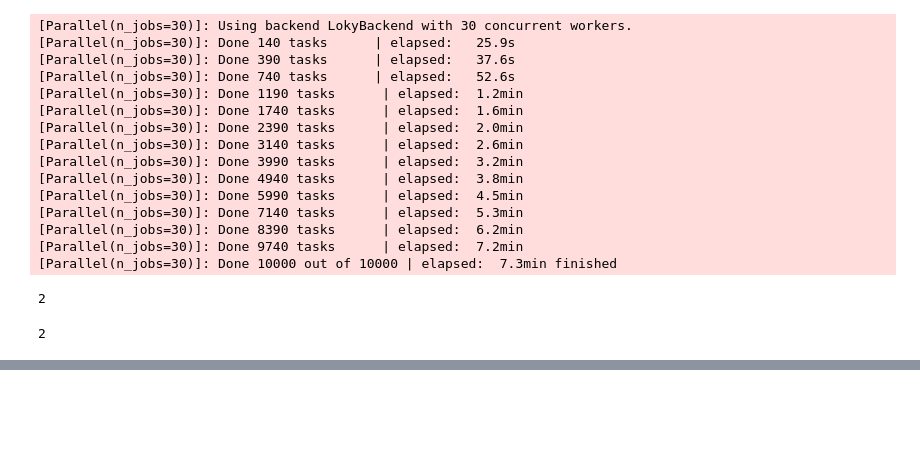
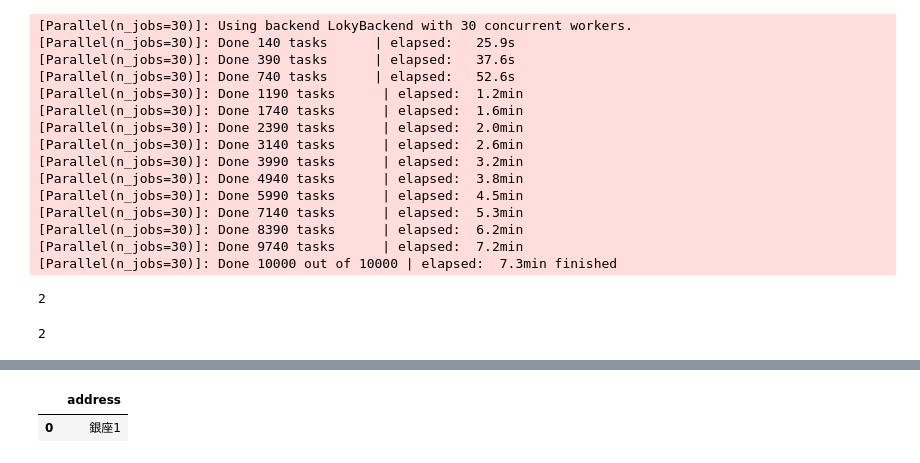
Before and after one commit to boco129/hoge, a Jupyter notebook: Untitled8.ipynb, the cells around one changed output, grey strips where cells are left out. Saved outputs shown, nothing was run; the diff lists cells and outputs as text; code cells hidden in the pictures; blank space fills up the shorter version.

```diff
--- a/Untitled8.ipynb
+++ b/Untitled8.ipynb
@@ -277,0 +385,20 @@ num_cores
+# %%
+def convert_english_numbers_to_digits(s: str) -> str:
+    # 英語の数詞からアラビア数字へのマッピング
+    number_mapping = {
+        "ONE": 1, "TWO": 2, "THREE": 3, "FOUR": 4, "FIVE": 5,
+        "SIX": 6, "SEVEN": 7, "EIGHT": 8, "NINE": 9, "TEN": 10
+    }
+
+    # マッピングを適用
+    for word, number in number_mapping.items():
+        s = s.replace(word, str(number))
+
+    return s
+
+df = pd.DataFrame({'address': ["銀座ONE"]})
+df['address'] = df['address'].apply(convert_english_numbers_to_digits)
+df
+# %% [output]
+|  | address |
+| 0 | 銀座1 |
```
Also changed, not shown: parts of 10 cells of this notebook.
